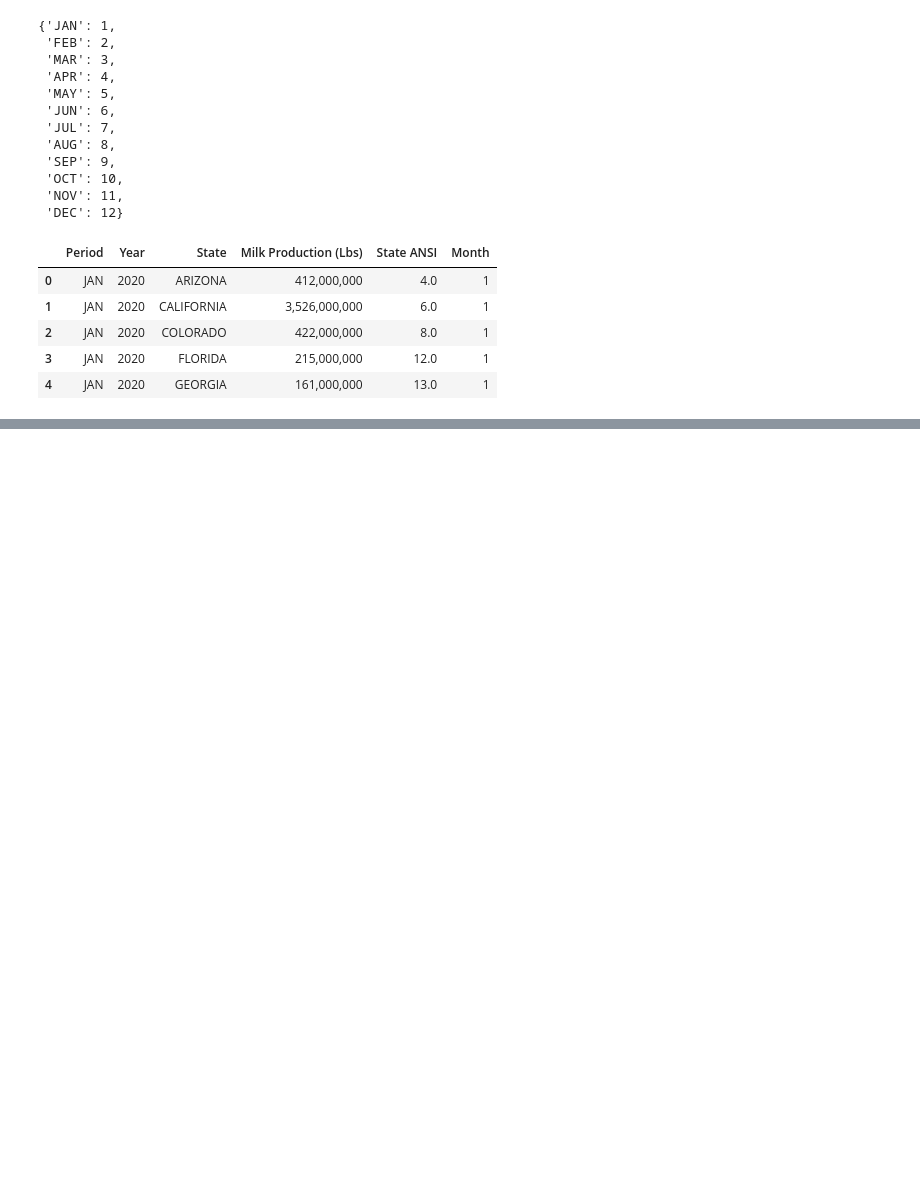
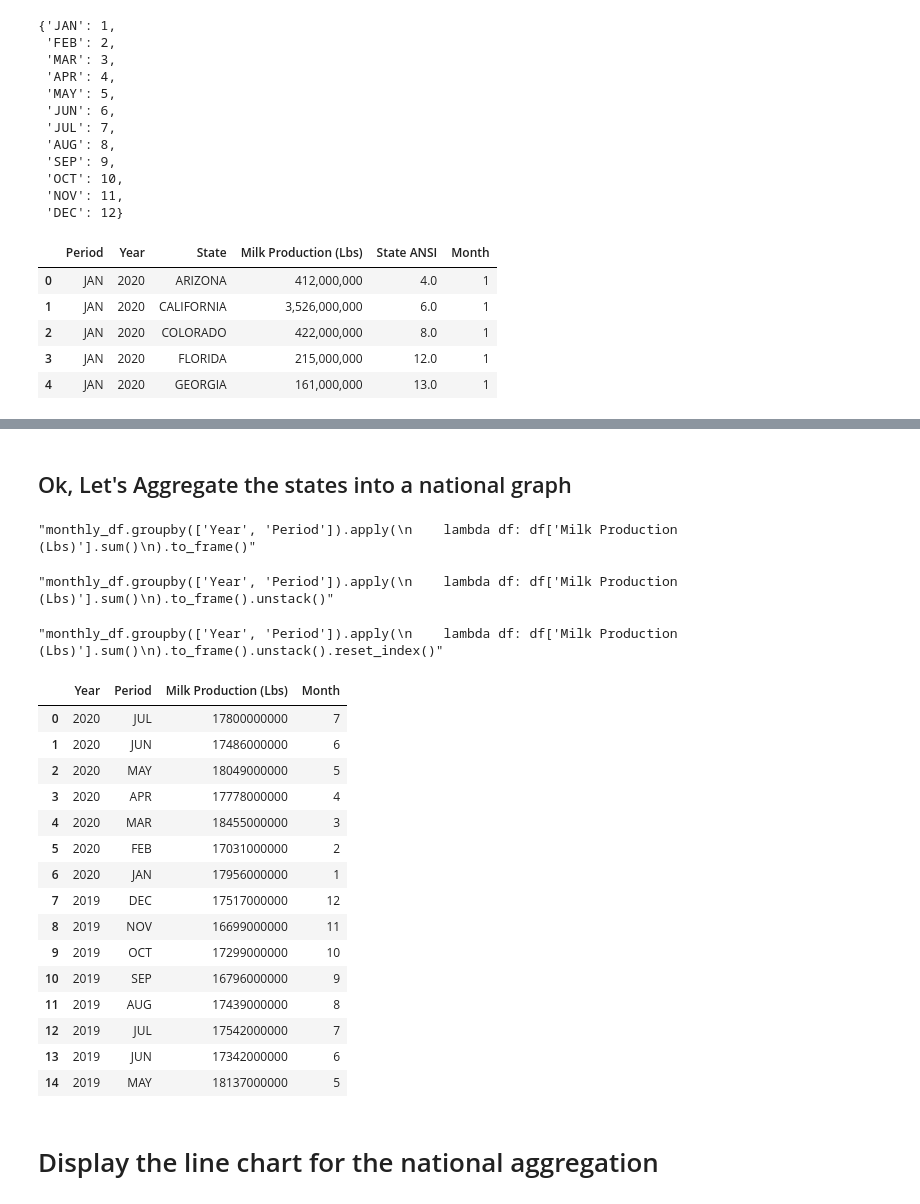
Before and after one commit to paulo-metrostar/NASS-MILK, a Jupyter notebook: enhance-milk-report-vis/1.0-get-data.ipynb, the cells around one changed output, grey strips where cells are left out. Cells and saved outputs as stored; diff of their text form; code cells hidden in the pictures; blank space fills up the shorter version.

```diff
--- a/enhance-milk-report-vis/1.0-get-data.ipynb
+++ b/enhance-milk-report-vis/1.0-get-data.ipynb
@@ -285 +387,9 @@ monthly_df.head()
+# %%
+# correct the datatype for the value from string to numeric
+monthly_df['Milk Production (Lbs)'] = pd.to_numeric(
+    monthly_df['Milk Production (Lbs)'].apply(
+        lambda s: re.sub(',', '', s)
+    ),
+    #errors='coerce'
+)
 # %% [markdown]
@@ -318,0 +478,49 @@ Known labextensions:
+# %% [markdown]
+## Ok, Let's Aggregate the states into a national graph
+# %%
+'''monthly_df.groupby(['Year', 'Period']).apply(
+    lambda df: df['Milk Production (Lbs)'].sum()
+).to_frame()'''
+# %% [output]
+"monthly_df.groupby(['Year', 'Period']).apply(\n    lambda df: df['Milk Production (Lbs)'].sum()\n).to_frame()"
+# %%
+'''monthly_df.groupby(['Year', 'Period']).apply(
+    lambda df: df['Milk Production (Lbs)'].sum()
+).to_frame().unstack()'''
+# %% [output]
+"monthly_df.groupby(['Year', 'Period']).apply(\n    lambda df: df['Milk Production (Lbs)'].sum()\n).to_frame().unstack()"
+# %%
+'''monthly_df.groupby(['Year', 'Period']).apply(
+    lambda df: df['Milk Production (Lbs)'].sum()
+).to_frame().unstack().reset_index()'''
+# %% [output]
+"monthly_df.groupby(['Year', 'Period']).apply(\n    lambda df: df['Milk Production (Lbs)'].sum()\n).to_frame().unstack().reset_index()"
+# %%
+# group by Year, Month, and aggregate all the states as a sum of the Milk Production
+national_df = monthly_df.groupby(['Year', 'Period']).apply(
+    lambda df: df['Milk Production (Lbs)'].sum()
+).reset_index().rename(columns = {0:'Milk Production (Lbs)'})
+# map the Period to a numerical month again
+national_df['Month'] = national_df.Period.map(month_to_int_dct)
+# display the first few rows
+national_df = national_df.sort_values(by = ['Year', 'Month'], ascending=False).reset_index(drop = True)
+national_df.head(15)
+# %% [output]
+|  | Year | Period | Milk Production (Lbs) | Month |
+| 0 | 2020 | JUL | 17800000000 | 7 |
+| 1 | 2020 | JUN | 17486000000 | 6 |
+| 2 | 2020 | MAY | 18049000000 | 5 |
+| 3 | 2020 | APR | 17778000000 | 4 |
+| 4 | 2020 | MAR | 18455000000 | 3 |
+| 5 | 2020 | FEB | 17031000000 | 2 |
+| 6 | 2020 | JAN | 17956000000 | 1 |
+| 7 | 2019 | DEC | 17517000000 | 12 |
+| 8 | 2019 | NOV | 16699000000 | 11 |
+| 9 | 2019 | OCT | 17299000000 | 10 |
+| 10 | 2019 | SEP | 16796000000 | 9 |
+| 11 | 2019 | AUG | 17439000000 | 8 |
+| 12 | 2019 | JUL | 17542000000 | 7 |
+| 13 | 2019 | JUN | 17342000000 | 6 |
+| 14 | 2019 | MAY | 18137000000 | 5 |
+# %% [markdown]
+# Display the line chart for the national aggregation
```
Also changed, not shown: parts of 39 cells of this notebook, 2 other files.
